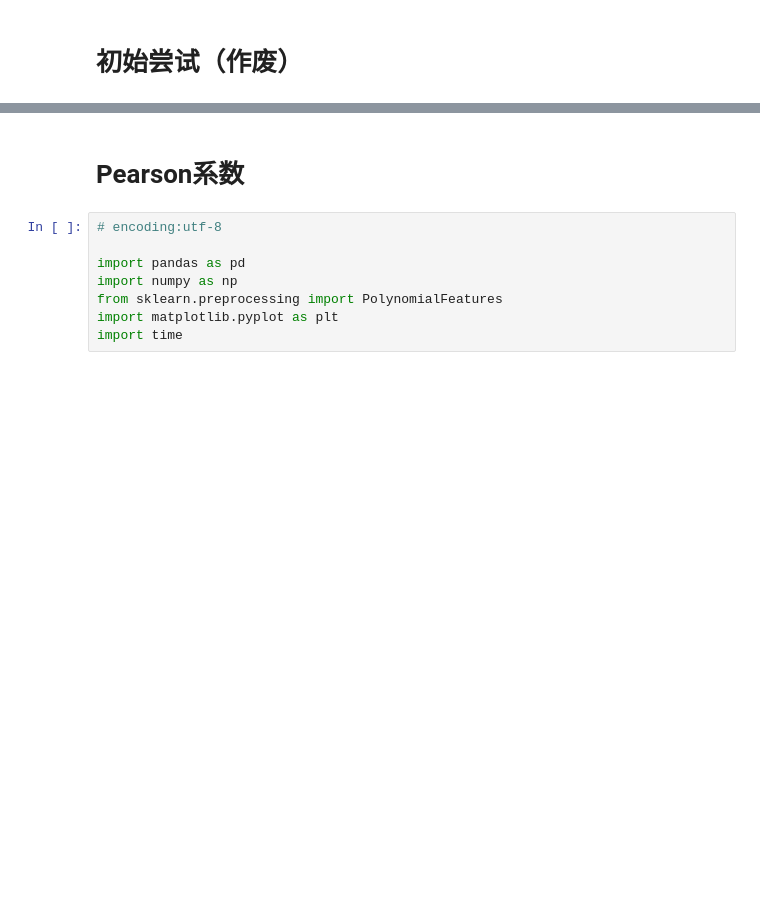
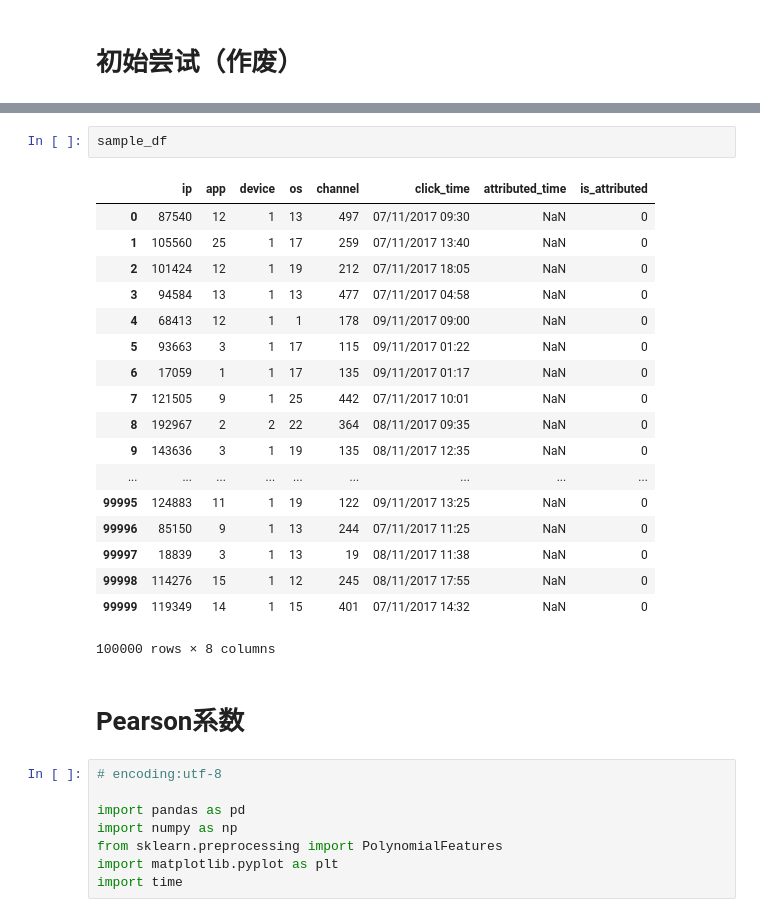
Before and after one commit to RMSnow/AdTracking, a Jupyter notebook: correlation.ipynb, the cells around one changed output, grey strips where cells are left out. Saved outputs shown, nothing was run; the diff lists cells and outputs as text; blank space fills up the shorter version.

```diff
--- a/correlation.ipynb
+++ b/correlation.ipynb
@@ -16,3 +32,24 @@ array([ 4,  5,  6,  9, 10, 11, 13, 14, 15], dtype=uint64)
+# %%
+sample_df
+# %% [output]
+|  | ip | app | device | os | channel | click_time | attributed_time | is_attributed |
+| 0 | 87540 | 12 | 1 | 13 | 497 | 07/11/2017 09:30 | NaN | 0 |
+| 1 | 105560 | 25 | 1 | 17 | 259 | 07/11/2017 13:40 | NaN | 0 |
+| 2 | 101424 | 12 | 1 | 19 | 212 | 07/11/2017 18:05 | NaN | 0 |
+| 3 | 94584 | 13 | 1 | 13 | 477 | 07/11/2017 04:58 | NaN | 0 |
+| 4 | 68413 | 12 | 1 | 1 | 178 | 09/11/2017 09:00 | NaN | 0 |
+| 5 | 93663 | 3 | 1 | 17 | 115 | 09/11/2017 01:22 | NaN | 0 |
+| 6 | 17059 | 1 | 1 | 17 | 135 | 09/11/2017 01:17 | NaN | 0 |
+| 7 | 121505 | 9 | 1 | 25 | 442 | 07/11/2017 10:01 | NaN | 0 |
+| 8 | 192967 | 2 | 2 | 22 | 364 | 08/11/2017 09:35 | NaN | 0 |
+| 9 | 143636 | 3 | 1 | 19 | 135 | 08/11/2017 12:35 | NaN | 0 |
+| ... | ... | ... | ... | ... | ... | ... | ... | ... |
+| 99995 | 124883 | 11 | 1 | 19 | 122 | 09/11/2017 13:25 | NaN | 0 |
+| 99996 | 85150 | 9 | 1 | 13 | 244 | 07/11/2017 11:25 | NaN | 0 |
+| 99997 | 18839 | 3 | 1 | 13 | 19 | 08/11/2017 11:38 | NaN | 0 |
+| 99998 | 114276 | 15 | 1 | 12 | 245 | 08/11/2017 17:55 | NaN | 0 |
+| 99999 | 119349 | 14 | 1 | 15 | 401 | 07/11/2017 14:32 | NaN | 0 |
+100000 rows × 8 columns
 # %% [markdown]
 # Pearson系数
 # %%
```
Also changed, not shown: parts of 4 cells of this notebook, 1 other file.
